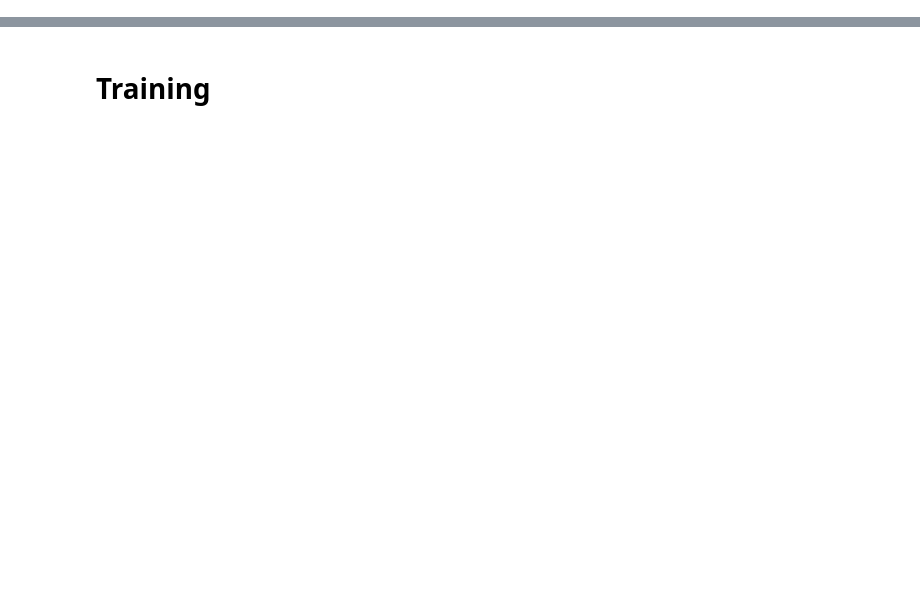
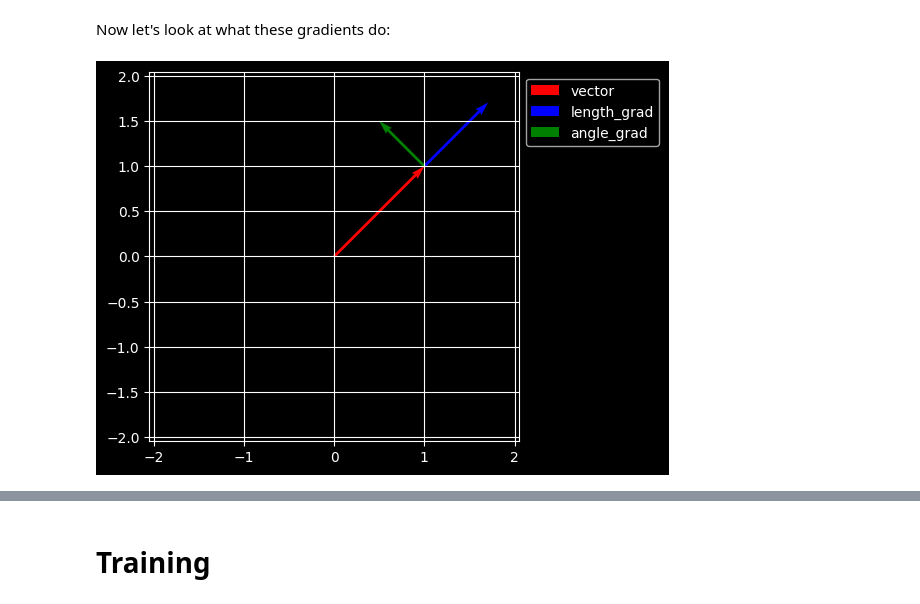
Before and after one commit to JacksonRudd/dl, a Jupyter notebook: mnist/3_training.ipynb, the cells around one changed output, grey strips where cells are left out. Saved outputs shown, nothing was run; the diff lists cells and outputs as text; code cells hidden in the pictures; blank space fills up the shorter version.

```diff
--- a/mnist/3_training.ipynb
+++ b/mnist/3_training.ipynb
@@ -6,0 +41,12 @@ It's easiest with an example. We'll define a vector along with it's `angle` and
+# %% [markdown]
+Now let's look at what these gradients do:
+# %%
+scene = VectorScene()
+(scene
+ .add_vector(vector, color='r', name='vector')
+ .add_vector_at(vector, length_grad, color='b', name='length_grad')
+ .add_vector_at(vector, angle_grad, color='g', name='angle_grad')
+ .display()
+ )
+# %% [output]
+[figure, added]
```
Also changed, not shown: parts of 34 cells of this notebook, 1 other file.
